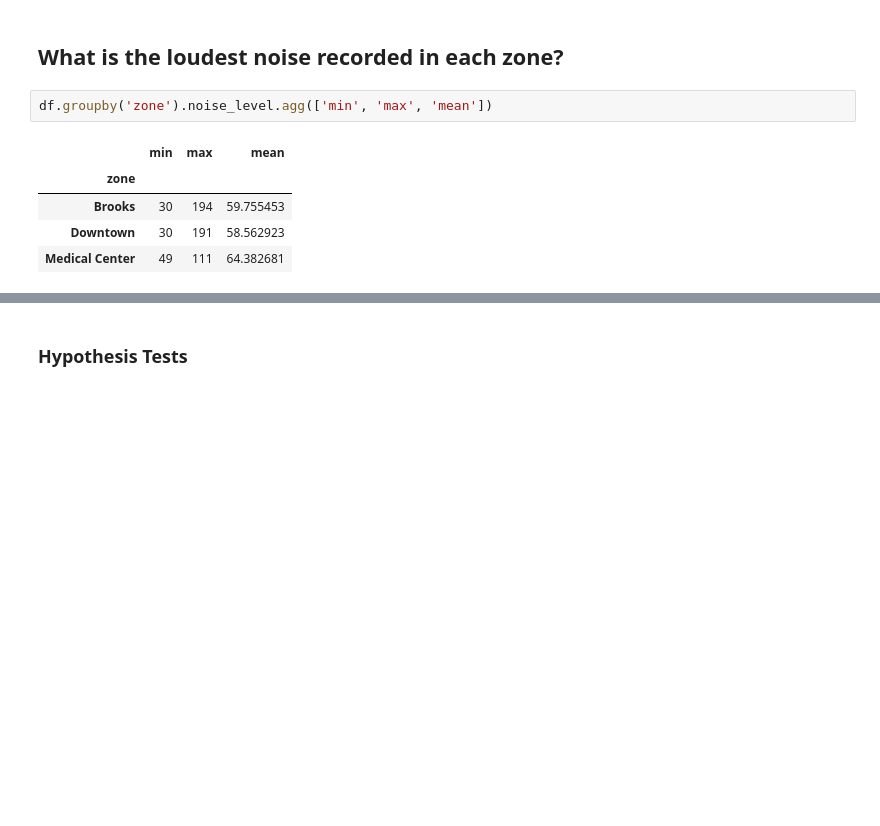
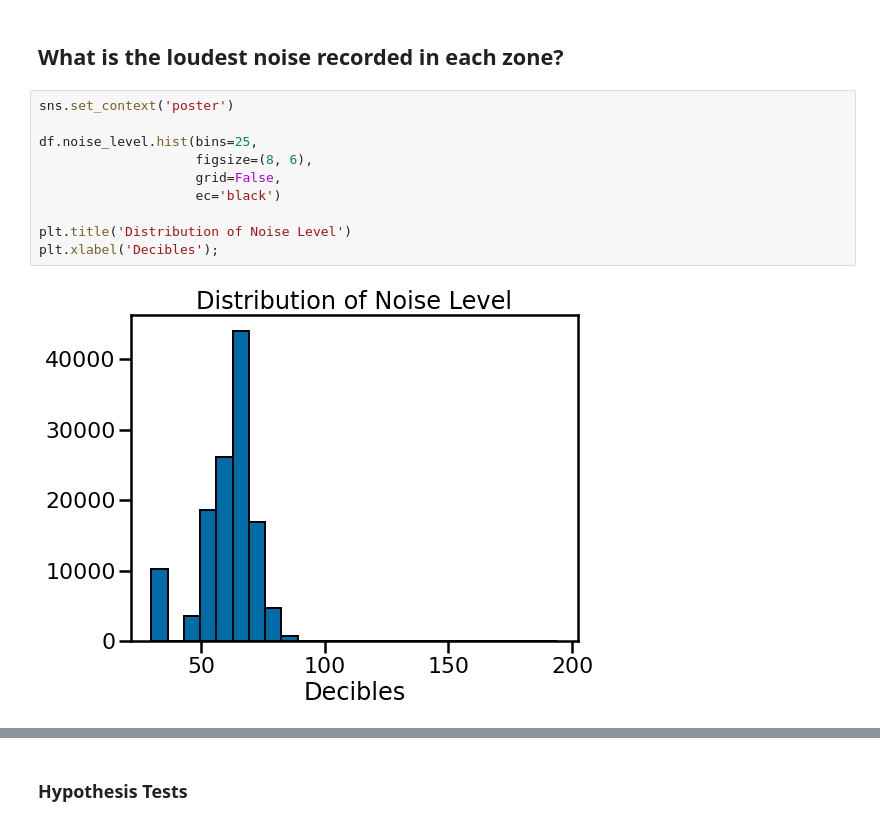
Before and after one commit to Promeos/Smart_San_Antonio, a Jupyter notebook: MVP.ipynb, the cells around one changed output, grey strips where cells are left out. Drawn from its saved outputs; the diff is of its cells as text; blank space fills up the shorter version.

```diff
--- a/MVP.ipynb
+++ b/MVP.ipynb
@@ -184,11 +179,15 @@ m
 [interactive output not drawn]
 # %% [markdown]
 ## What is the loudest noise recorded in each zone?
-# %%
-df.groupby('zone').noise_level.agg(['min', 'max', 'mean'])
-# %% [output]
-|  | min | max | mean |
-| zone |  |  |  |
-| Brooks | 30 | 194 | 59.755453 |
-| Downtown | 30 | 191 | 58.562923 |
-| Medical Center | 49 | 111 | 64.382681 |
+# %%
+sns.set_context('poster')
+
+df.noise_level.hist(bins=25,
+                    figsize=(8, 6),
+                    grid=False,
+                    ec='black')
+
+plt.title('Distribution of Noise Level')
+plt.xlabel('Decibles');
+# %% [output]
+[figure, added]
```
Also changed, not shown: parts of 5 cells of this notebook, 3 other files.
